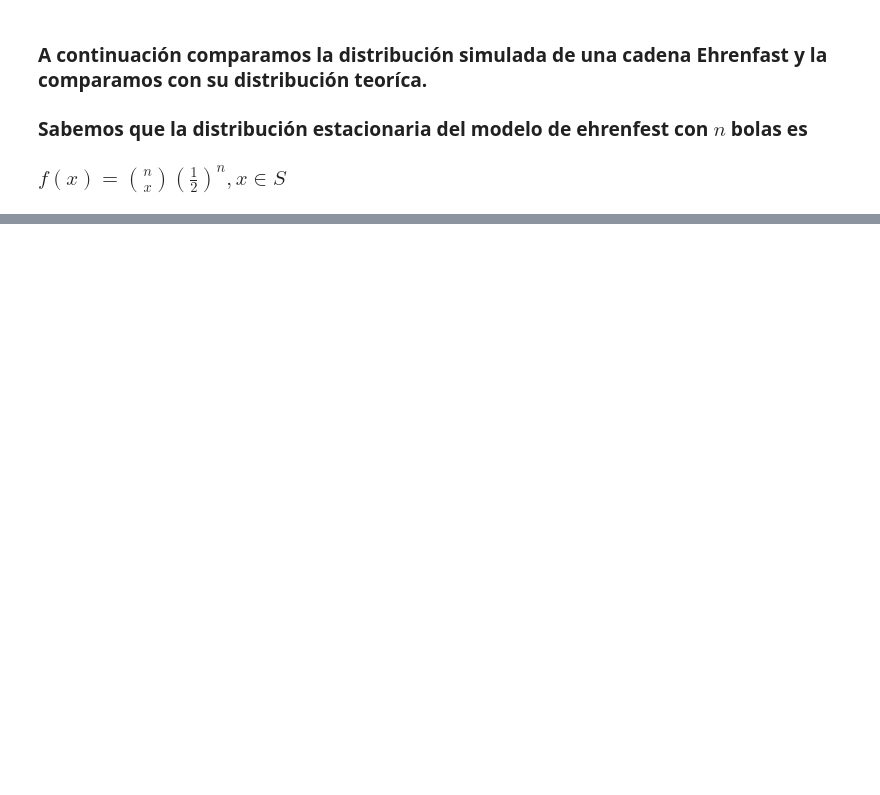
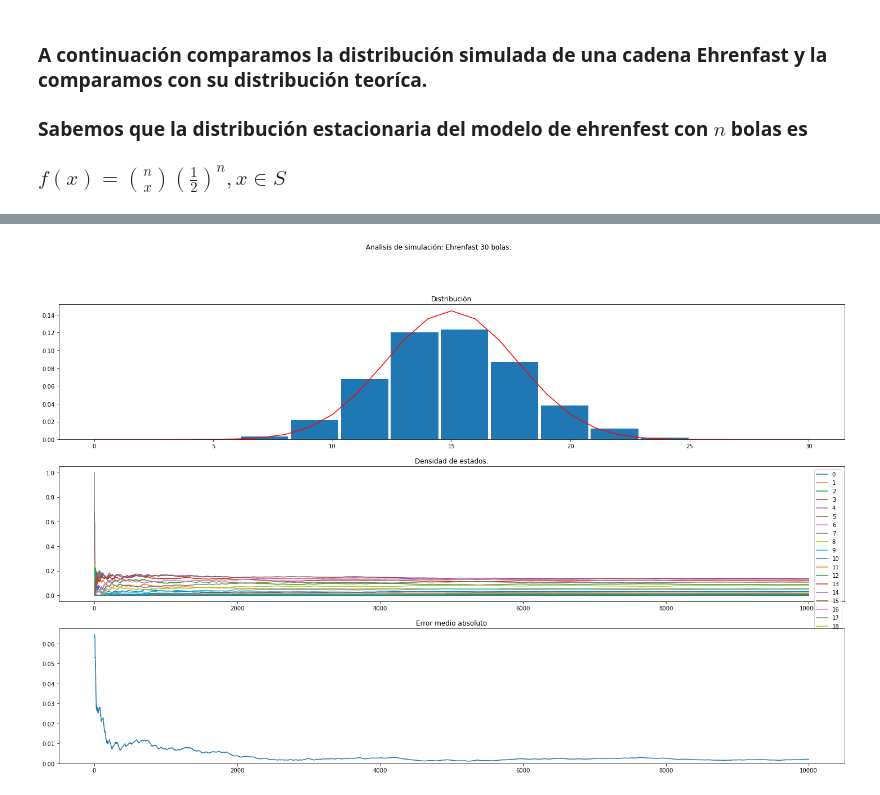
Before and after one commit to dveloz/EhrenfestChain, a Jupyter notebook: ehrenfast_simulation.ipynb, the cells around one changed output, grey strips where cells are left out. Cells and saved outputs as stored; diff of their text form; code cells hidden in the pictures; blank space fills up the shorter version.

```diff
--- a/ehrenfast_simulation.ipynb
+++ b/ehrenfast_simulation.ipynb
@@ -200,0 +160,8 @@ Length: 100, dtype: float64
+# %%
+n = 30
+n_experimentos = int(10e3)
+estado_inicial = random.randint(0, n)
+
+main(n_experimentos, estado_inicial, n)
+# %% [output]
+[figure, added]
```
Also changed, not shown: parts of 13 cells of this notebook.
